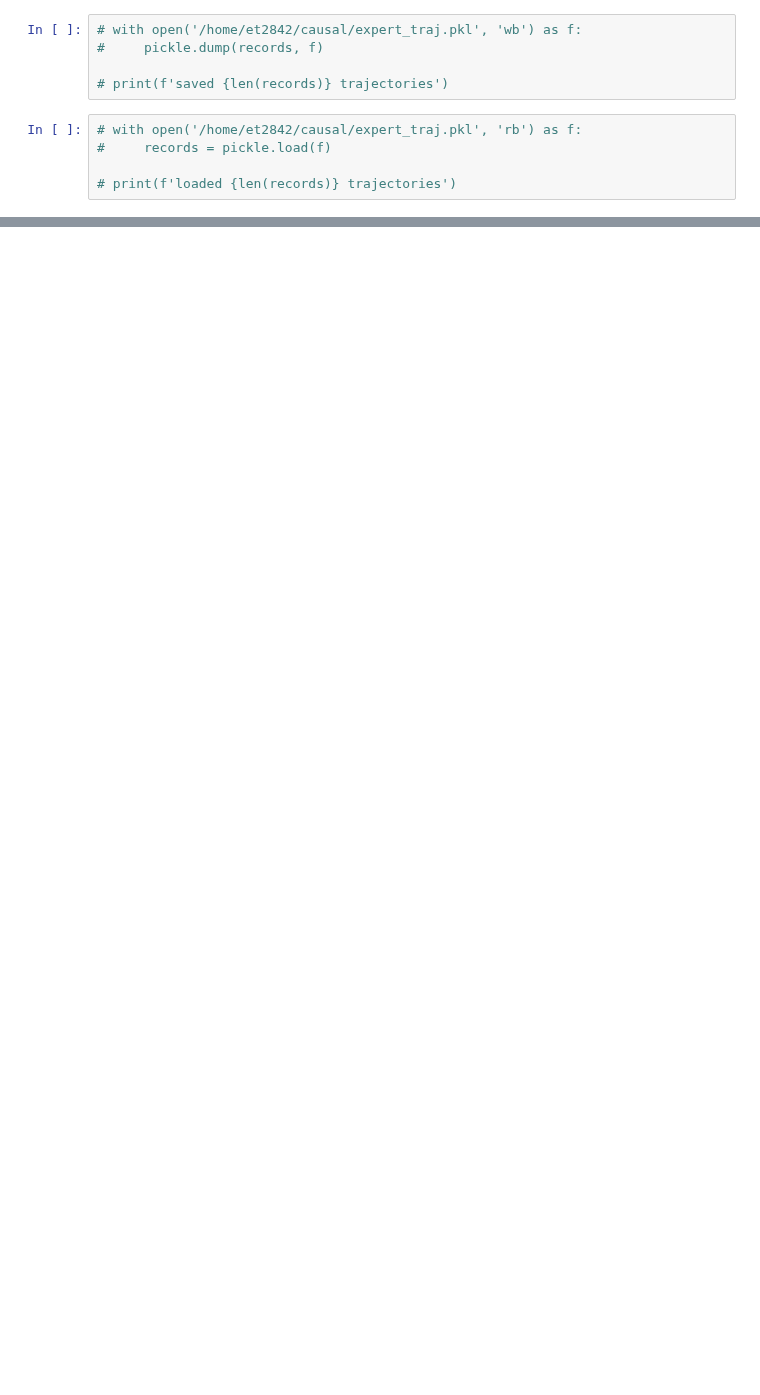
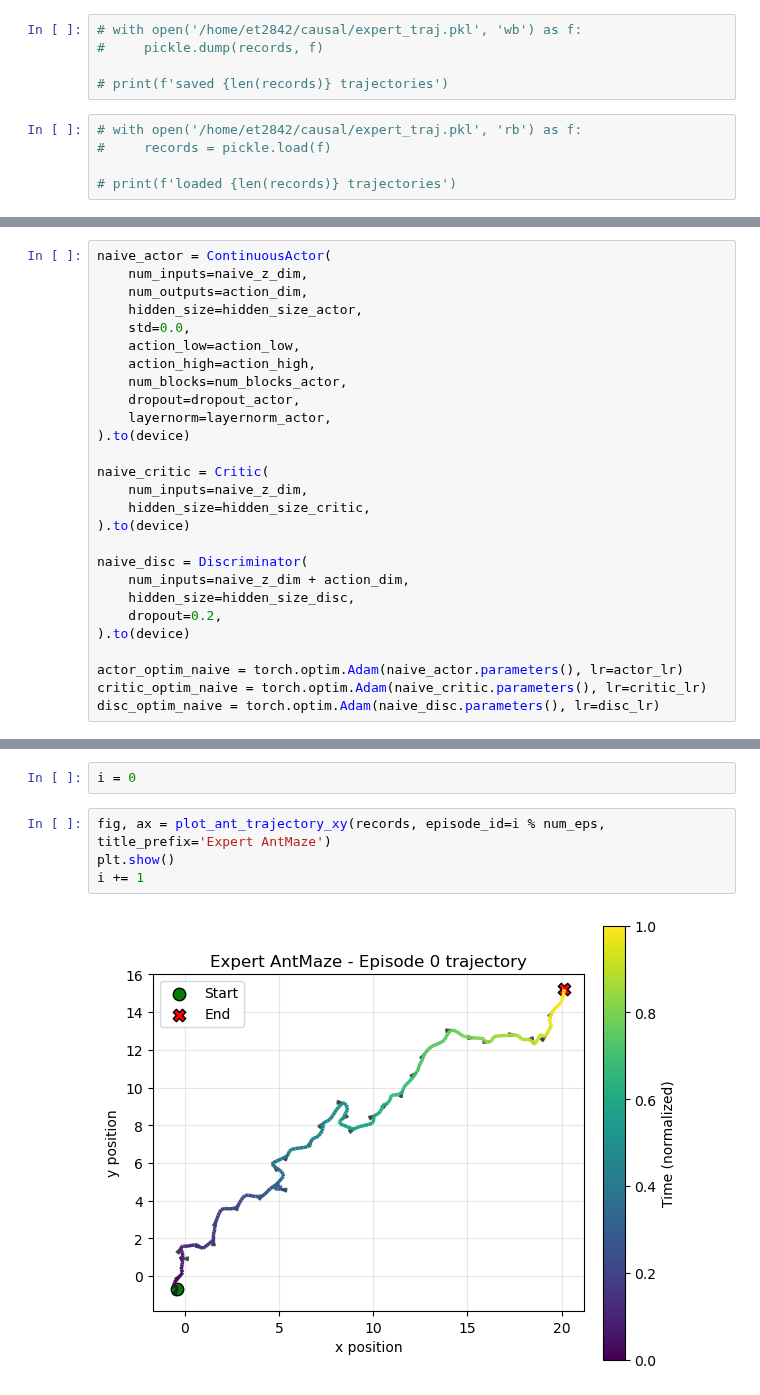
Before and after one commit to CausalAILab/Causal-RL, a Jupyter notebook: examples/imitation/test_antmaze_gail.ipynb, the cells around one changed output, grey strips where cells are left out. Cells and saved outputs as stored; diff of their text form; blank space fills up the shorter version.

```diff
--- a/examples/imitation/test_antmaze_gail.ipynb
+++ b/examples/imitation/test_antmaze_gail.ipynb
@@ -123,0 +258,27 @@ records = collect_imitator_trajectories(
+# %%
+naive_actor = ContinuousActor(
+    num_inputs=naive_z_dim,
+    num_outputs=action_dim,
+    hidden_size=hidden_size_actor,
+    std=0.0,
+    action_low=action_low,
+    action_high=action_high,
+    num_blocks=num_blocks_actor,
+    dropout=dropout_actor,
+    layernorm=layernorm_actor,
+).to(device)
+
+naive_critic = Critic(
+    num_inputs=naive_z_dim,
+    hidden_size=hidden_size_critic,
+).to(device)
+
+naive_disc = Discriminator(
+    num_inputs=naive_z_dim + action_dim,
+    hidden_size=hidden_size_disc,
+    dropout=0.2,
+).to(device)
+
+actor_optim_naive = torch.optim.Adam(naive_actor.parameters(), lr=actor_lr)
+critic_optim_naive = torch.optim.Adam(naive_critic.parameters(), lr=critic_lr)
+disc_optim_naive = torch.optim.Adam(naive_disc.parameters(), lr=disc_lr)
@@ -123,0 +805,8 @@ records = collect_imitator_trajectories(
+# %%
+i = 0
+# %%
+fig, ax = plot_ant_trajectory_xy(records, episode_id=i % num_eps, title_prefix='Expert AntMaze')
+plt.show()
+i += 1
+# %% [output]
+[figure, added]
```
Also changed, not shown: parts of 23 cells of this notebook, 3 other files.
